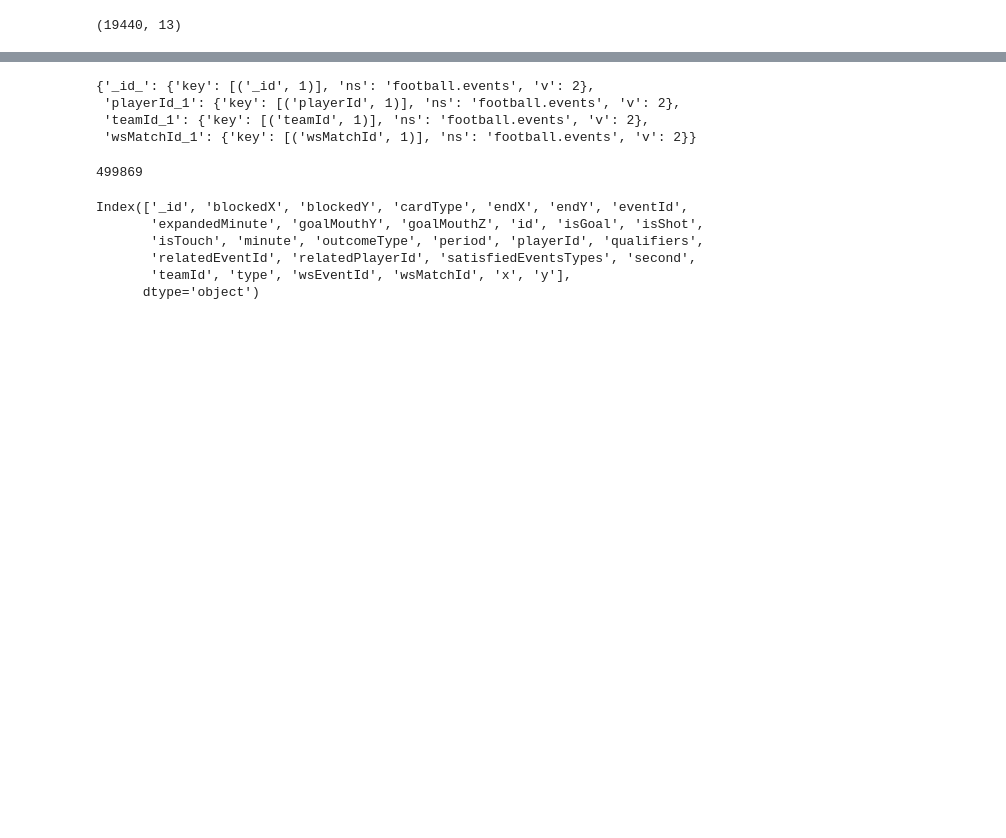
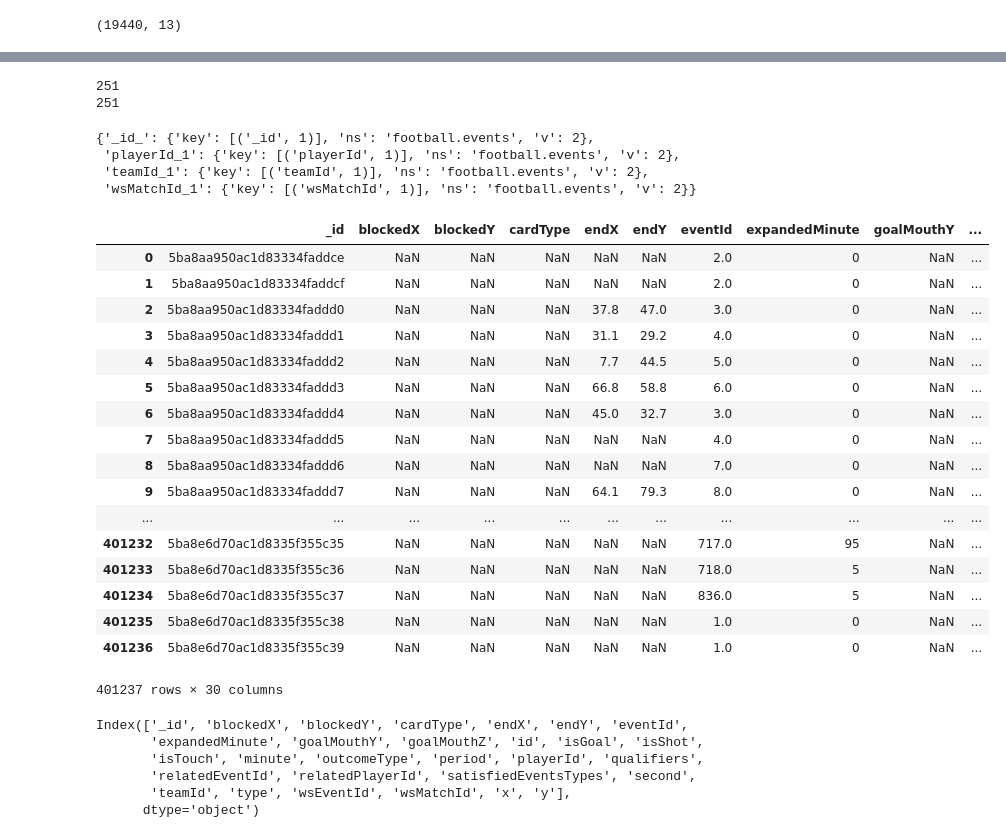
Before and after one commit to sdonoso23/ws, a Jupyter notebook: notebooks/003-importmatch.ipynb, the cells around one changed output, grey strips where cells are left out. Saved outputs shown, nothing was run; the diff lists cells and outputs as text; code cells hidden in the pictures; blank space fills up the shorter version.

```diff
--- a/notebooks/003-importmatch.ipynb
+++ b/notebooks/003-importmatch.ipynb
@@ -127,4 +127,7 @@ DB["events"].reindex()
  'ok': 1.0}
 # %%
 df = pd.DataFrame(list(DB["matches"].find()))
+df["date"] = df["date"].apply(pd.to_datetime)
+# %%
+val = df[(df["league"] == "Ligue 1") & (df["season"] == "2018-2019")]["wsMatchId"].values
 # %%
@@ -170,3 +161,9 @@ df[(df["season"] == "2018-2019") & (df["league"] == "UEFA Champions League")]
+# %%
+print (len(df[(df["season"] == "2018-2019") & (df["league"] == "Serie A")].sort_values("date")["wsMatchId"]))
+print (len(pd.unique(df[(df["season"] == "2018-2019") & (df["league"] == "Serie A")].sort_values("date")["wsMatchId"])))
+# %% [output]
+251
+251
 # %%
 DB["events"].index_information()
 # %% [output]
@@ -174,10 +171,27 @@ DB["events"].index_information()
  'playerId_1': {'key': [('playerId', 1)], 'ns': 'football.events', 'v': 2},
  'teamId_1': {'key': [('teamId', 1)], 'ns': 'football.events', 'v': 2},
  'wsMatchId_1': {'key': [('wsMatchId', 1)], 'ns': 'football.events', 'v': 2}}
-# %%
-DB["events"].find({"isShot":True}).count()
-# %% [output]
-499869
+# %%
+pd.DataFrame(DB["events"].find({"wsMatchId":{"$in":list(val)}}))
+# %% [output]
+|  | _id | blockedX | blockedY | cardType | endX | endY | eventId | expandedMinute | goalMouthY | ... |
+| 0 | 5ba8aa950ac1d83334faddce | NaN | NaN | NaN | NaN | NaN | 2.0 | 0 | NaN | ... |
+| 1 | 5ba8aa950ac1d83334faddcf | NaN | NaN | NaN | NaN | NaN | 2.0 | 0 | NaN | ... |
+| 2 | 5ba8aa950ac1d83334faddd0 | NaN | NaN | NaN | 37.8 | 47.0 | 3.0 | 0 | NaN | ... |
+| 3 | 5ba8aa950ac1d83334faddd1 | NaN | NaN | NaN | 31.1 | 29.2 | 4.0 | 0 | NaN | ... |
+| 4 | 5ba8aa950ac1d83334faddd2 | NaN | NaN | NaN | 7.7 | 44.5 | 5.0 | 0 | NaN | ... |
+| 5 | 5ba8aa950ac1d83334faddd3 | NaN | NaN | NaN | 66.8 | 58.8 | 6.0 | 0 | NaN | ... |
+| 6 | 5ba8aa950ac1d83334faddd4 | NaN | NaN | NaN | 45.0 | 32.7 | 3.0 | 0 | NaN | ... |
+| 7 | 5ba8aa950ac1d83334faddd5 | NaN | NaN | NaN | NaN | NaN | 4.0 | 0 | NaN | ... |
+| 8 | 5ba8aa950ac1d83334faddd6 | NaN | NaN | NaN | NaN | NaN | 7.0 | 0 | NaN | ... |
+| 9 | 5ba8aa950ac1d83334faddd7 | NaN | NaN | NaN | 64.1 | 79.3 | 8.0 | 0 | NaN | ... |
+| ... | ... | ... | ... | ... | ... | ... | ... | ... | ... | ... |
+| 401232 | 5ba8e6d70ac1d8335f355c35 | NaN | NaN | NaN | NaN | NaN | 717.0 | 95 | NaN | ... |
+| 401233 | 5ba8e6d70ac1d8335f355c36 | NaN | NaN | NaN | NaN | NaN | 718.0 | 5 | NaN | ... |
+| 401234 | 5ba8e6d70ac1d8335f355c37 | NaN | NaN | NaN | NaN | NaN | 836.0 | 5 | NaN | ... |
+| 401235 | 5ba8e6d70ac1d8335f355c38 | NaN | NaN | NaN | NaN | NaN | 1.0 | 0 | NaN | ... |
+| 401236 | 5ba8e6d70ac1d8335f355c39 | NaN | NaN | NaN | NaN | NaN | 1.0 | 0 | NaN | ... |
+401237 rows × 30 columns
 # %%
 class Match():
 
```
Also changed, not shown: parts of 6 cells of this notebook, 3 other files.
